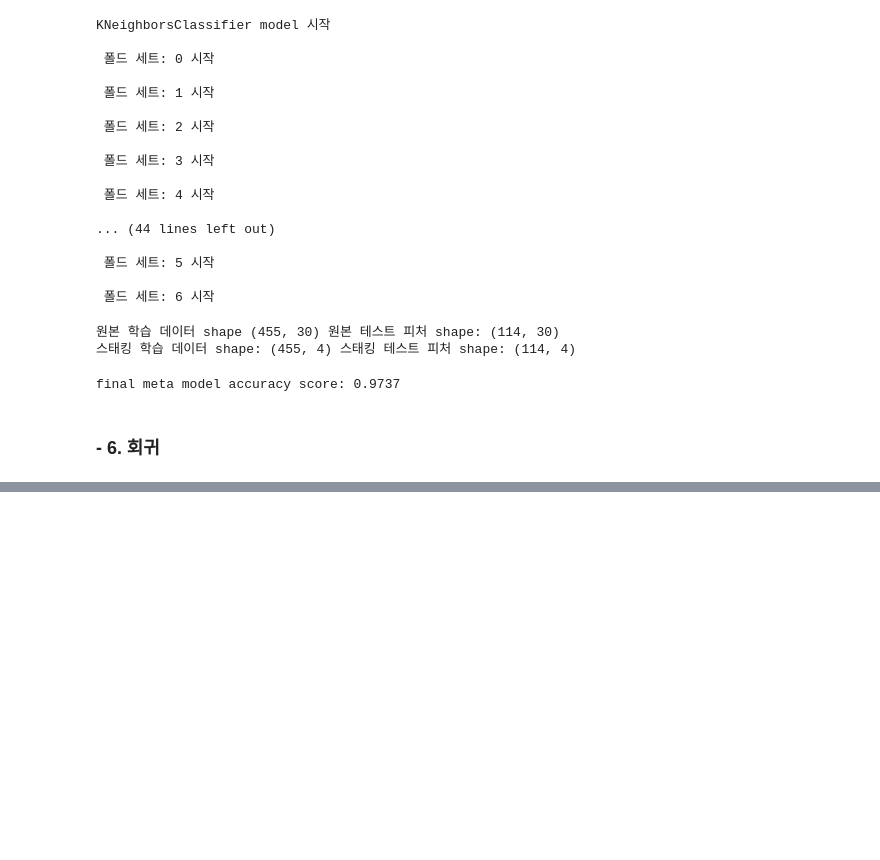
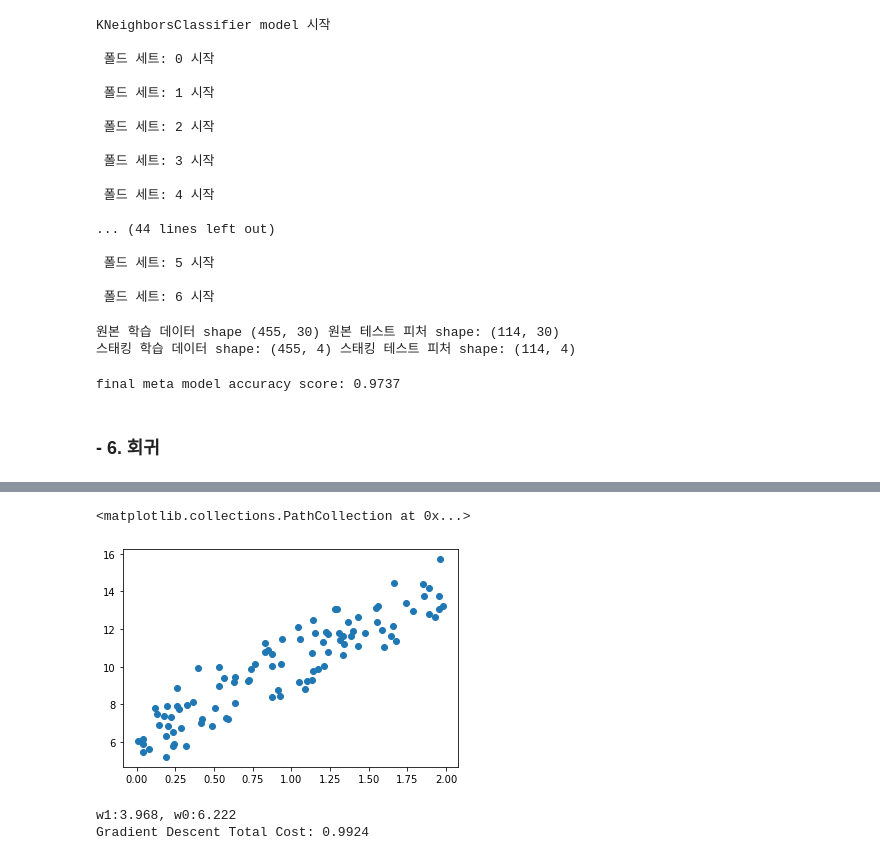
Before and after one commit to SimplePro/pythonMachineLearning, a Jupyter notebook: sklearn_tutorials/sklearn_tutorial.ipynb, the cells around one changed output, grey strips where cells are left out. Drawn from its saved outputs; the diff is of its cells as text; code cells hidden in the pictures; blank space fills up the shorter version.

Commit message:
added content about "Gradient Descent"

```diff
--- a/sklearn_tutorials/sklearn_tutorial.ipynb
+++ b/sklearn_tutorials/sklearn_tutorial.ipynb
@@ -2533,0 +2545,14 @@ final meta model accuracy score: 0.9737
+# %%
+import numpy as np
+import matplotlib.pyplot as plt
+%matplotlib inline
+
+np.random.seed(0)
+# y = 4X + 6 을 근사(w1=4, w0=6). 임의의 값은 노이즈를 위해 만듦.
+X = 2 * np.random.rand(100, 1)
+y = 6 + 4 * X+np.random.randn(100, 1)
+
+plt.scatter(X, y)
+# %% [output]
+<matplotlib.collections.PathCollection at 0x...>
+[figure, added]
@@ -2533,0 +2591,8 @@ final meta model accuracy score: 0.9737
+# %%
+w1, w0 = gradient_descent_steps(X, y, iters=10000)
+print(f"w1:{np.round(w1[0, 0], 3)}, w0:{np.round(w0[0, 0], 3)}")
+y_pred = w1[0, 0] * X + w0
+print("Gradient Descent Total Cost:", np.round(get_cost(y, y_pred), 4))
+# %% [output]
+w1:3.968, w0:6.222
+Gradient Descent Total Cost: 0.9924
```
Also changed, not shown: parts of 8 cells of this notebook.
